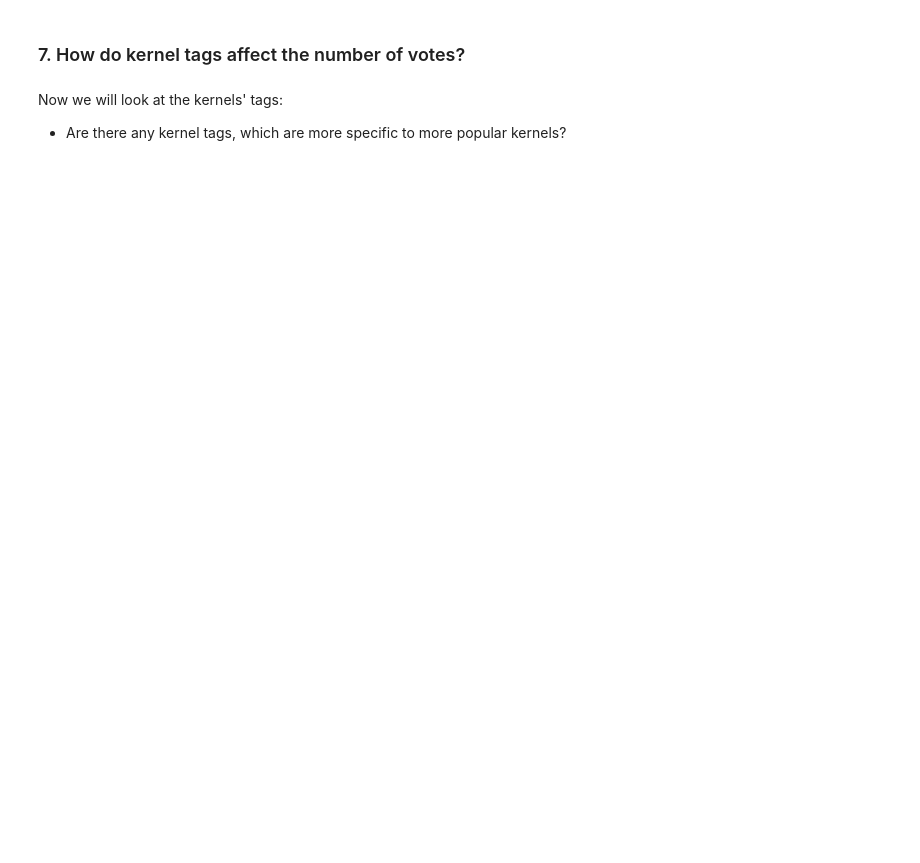
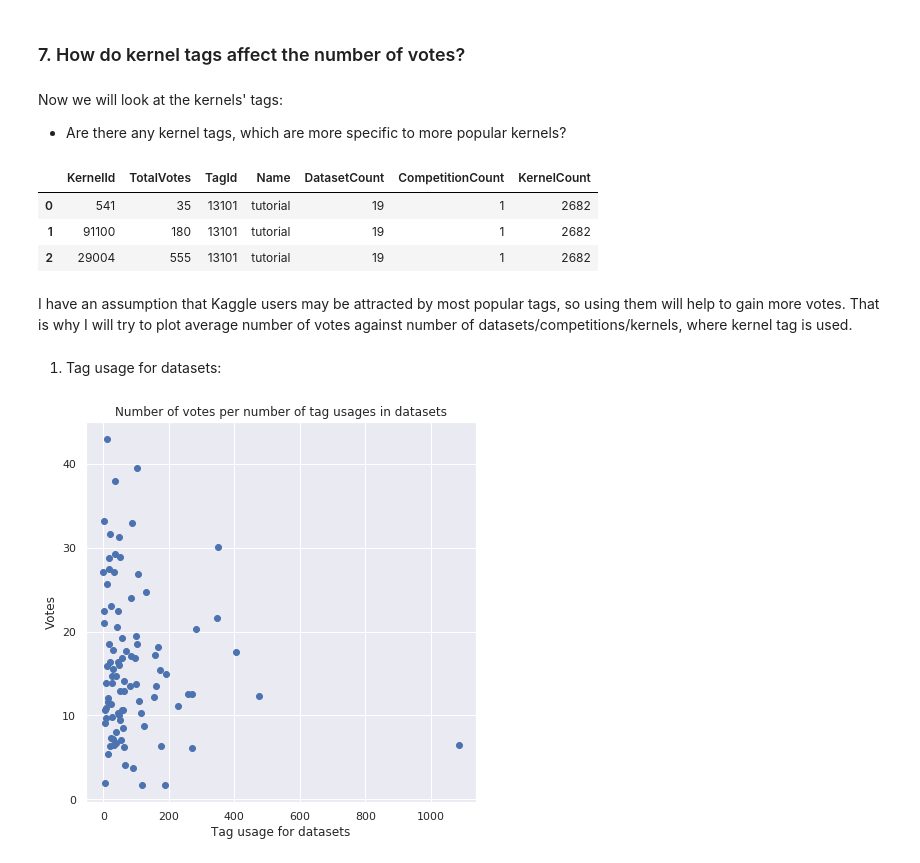
Before and after one commit to Lexie88rus/kaggle_kernel_votes_analysis, a Jupyter notebook: How to get upvotes for a kernel on Kaggle.ipynb, the cells around one changed output. Drawn from its saved outputs; the diff is of its cells as text; code cells hidden in the pictures; blank space fills up the shorter version.

```diff
--- a/How to get upvotes for a kernel on Kaggle.ipynb
+++ b/How to get upvotes for a kernel on Kaggle.ipynb
@@ -592,3 +659,40 @@ What kernel types gain more votes?
 # %% [markdown]
 Now we will look at the kernels' tags:
 * Are there any kernel tags, which are more specific to more popular kernels?
+# %%
+#prepare data
+
+kernels_trc_tag = kernels[['Id' , 'TotalVotes']]
+kernels_trc_tag = kernels_trc_tag.rename(columns = {'Id' : 'KernelId'})
+
+tags_trc = tags[['Id', 'Name', 'DatasetCount', 'CompetitionCount', 'KernelCount']]
+tags_trc = tags_trc.rename(columns = {'Id' : 'TagId'})
+
+kernels_trc_tag = kernels_trc_tag.merge(kernel_tags[['KernelId', 'TagId']], on='KernelId')
+kernels_trc_tag = kernels_trc_tag.merge(tags_trc, on = 'TagId')
+
+kernels_trc_tag.head(3)
+# %% [output]
+|  | KernelId | TotalVotes | TagId | Name | DatasetCount | CompetitionCount | KernelCount |
+| 0 | 541 | 35 | 13101 | tutorial | 19 | 1 | 2682 |
+| 1 | 91100 | 180 | 13101 | tutorial | 19 | 1 | 2682 |
+| 2 | 29004 | 555 | 13101 | tutorial | 19 | 1 | 2682 |
+# %% [markdown]
+I have an assumption that Kaggle users may be attracted by most popular tags, so using them will help to gain more votes. That is why I will try to plot average number of votes against number of datasets/competitions/kernels, where kernel tag is used.
+# %% [markdown]
+1. Tag usage for datasets:
+# %%
+#get average number of votes per number of tage usages in datasets
+votes_by_tag_dataset = kernels_trc_tag.groupby('DatasetCount').mean().reset_index()[['DatasetCount', 'TotalVotes']]
+votes_by_tag_dataset = votes_by_tag_dataset.sort_values(by = 'DatasetCount', ascending = True)
+# %%
+#plot with matplotlib
+
+plt.scatter(votes_by_tag_dataset['DatasetCount'], votes_by_tag_dataset['TotalVotes'])
+plt.title("Number of votes per number of tag usages in datasets")
+plt.xlabel("Tag usage for datasets")
+plt.ylabel("Votes")
+
+plt.show()
+# %% [output]
+[figure, added]
```
Also changed, not shown: parts of 29 cells of this notebook.
